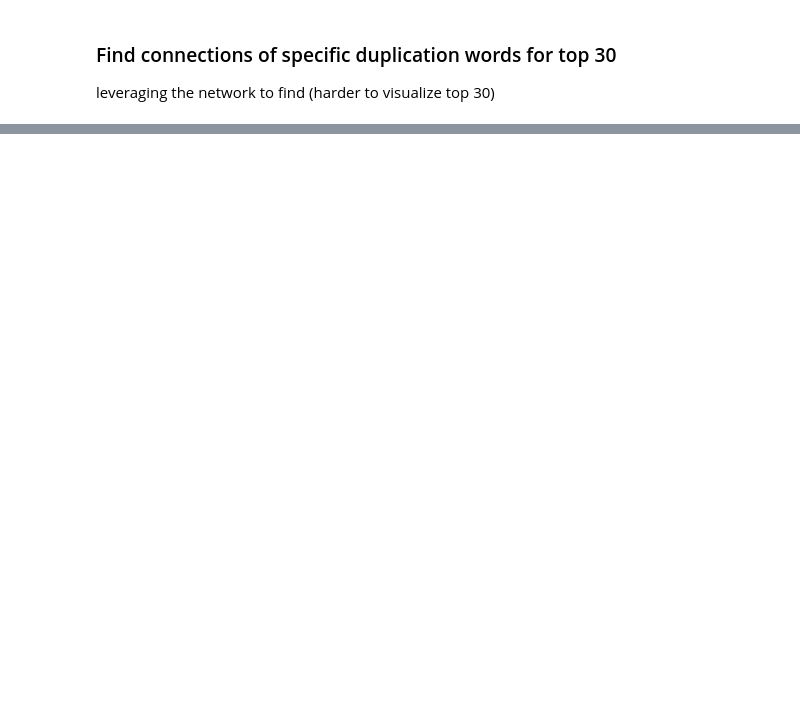
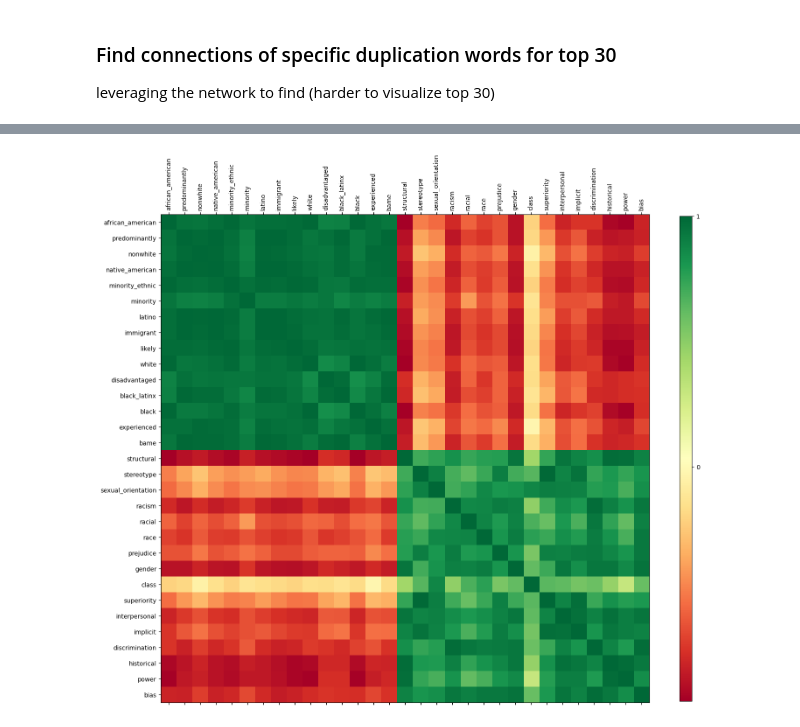
Before and after one commit to dlab-projects/interrogating_racism_medical_literature, a Jupyter notebook: notebooks/visualization_network.ipynb, the cells around one changed output, grey strips where cells are left out. Cells and saved outputs as stored; diff of their text form; code cells hidden in the pictures; blank space fills up the shorter version.

```diff
--- a/notebooks/visualization_network.ipynb
+++ b/notebooks/visualization_network.ipynb
@@ -117,0 +161,12 @@ for word_lst in top30_lst:
+# %%
+df = mean_similarity_df.loc[list(np.unique(connect_all)), list(np.unique(connect_all))]
+X = df.corr().values
+d = sch.distance.pdist(X)   # vector of ('55' choose 2) pairwise distances
+L = sch.linkage(d, method='complete')
+ind = sch.fcluster(L, 0.5*d.max(), 'distance')
+columns = [df.columns.tolist()[i] for i in list((np.argsort(ind)))]
+df = df.reindex(columns, axis=1)
+
+plot_corr(df, size=18)
+# %% [output]
+[figure, added]
```
Also changed, not shown: parts of 11 cells of this notebook, 1 other file.
